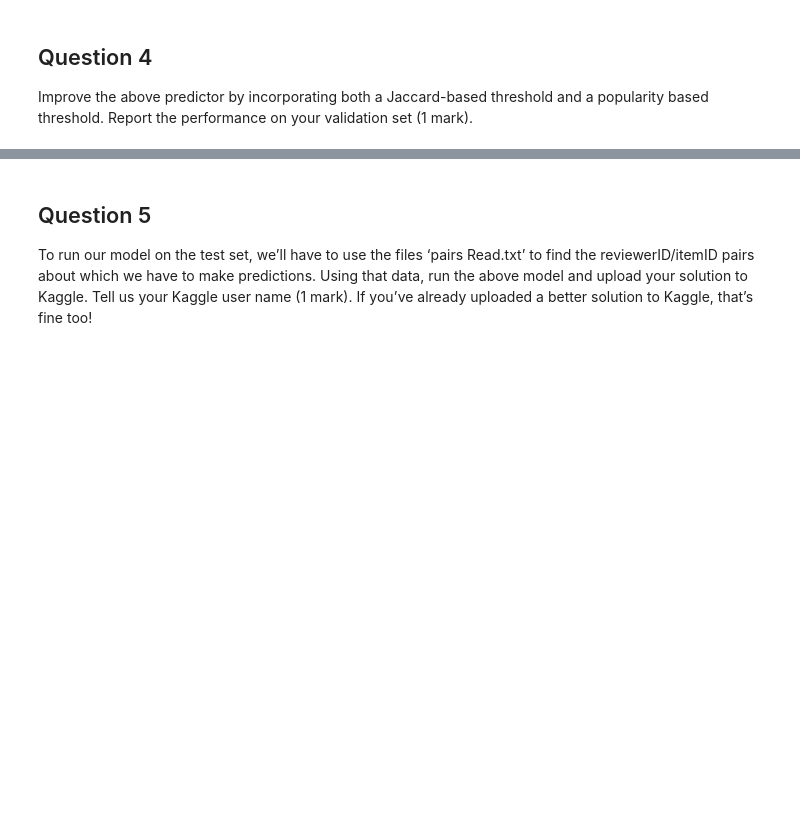
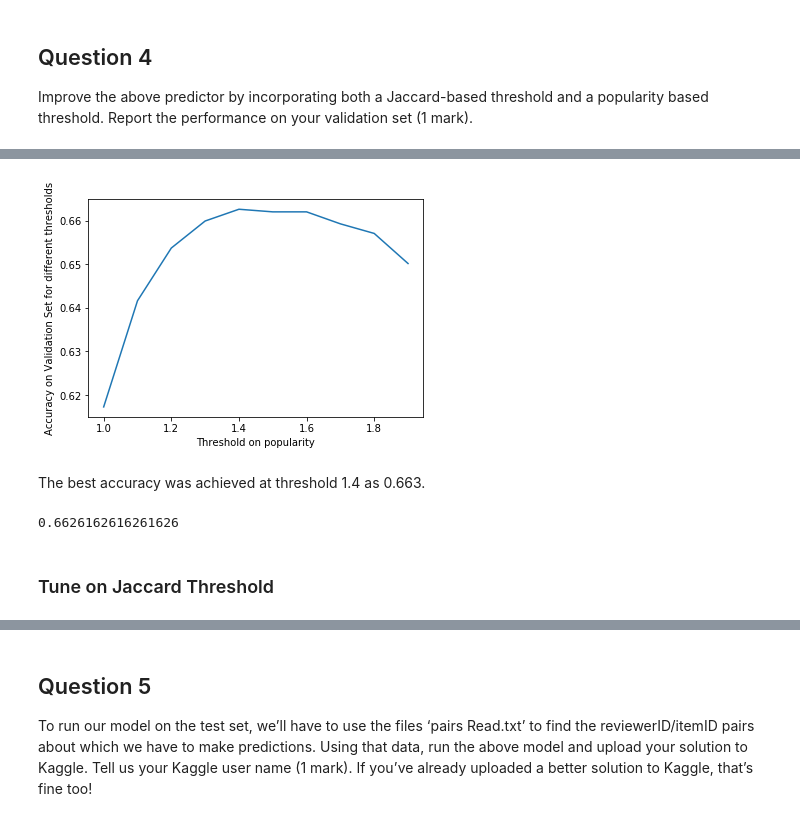
Before and after one commit to Rshcaroline/UCSD-CSE258-Web-Mining-and-Recommender-Systems, a Jupyter notebook: Homework3/homework3.ipynb, the cells around one changed output, grey strips where cells are left out. Saved outputs shown, nothing was run; the diff lists cells and outputs as text; code cells hidden in the pictures; blank space fills up the shorter version.

```diff
--- a/Homework3/homework3.ipynb
+++ b/Homework3/homework3.ipynb
@@ -333,0 +341,5 @@ Accuracy is 0.650
+# %%
+threshold_pops = [i/10 for i in range(10, 20)]
+acc = []
+for threshold_pop in threshold_pops:
+    acc.append(ensemble(threshold_pop, threshold_jac = 0.008))
@@ -333,0 +366,15 @@ Accuracy is 0.650
+# %%
+plt.plot(threshold_pops, acc)
+plt.xlabel('Threshold on popularity')
+plt.ylabel('Accuracy on Validation Set for different thresholds')
+plt.show()
+# %% [output]
+[figure, added]
+# %% [markdown]
+The best accuracy was achieved at threshold 1.4 as 0.663.
+# %%
+max(acc)
+# %% [output]
+0.6626162616261626
+# %% [markdown]
+### Tune on Jaccard Threshold
```
Also changed, not shown: parts of 29 cells of this notebook, 12 other files.
